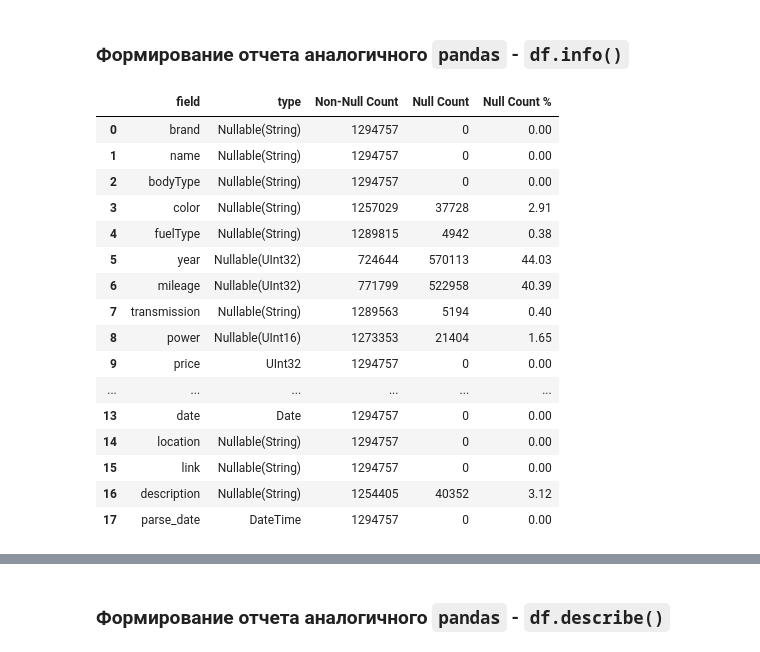
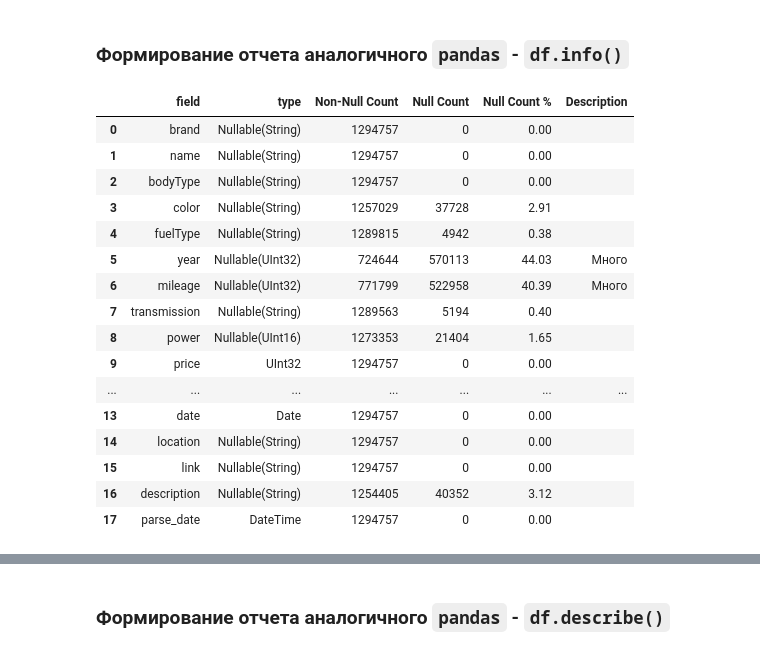
Before and after one commit to barmaley350/analytics, a Jupyter notebook: services/jupyter/notebooks/cars2_cc.ipynb, the cells around one changed output, grey strips where cells are left out. Drawn from its saved outputs; the diff is of its cells as text; code cells hidden in the pictures.

```diff
--- a/services/jupyter/notebooks/cars2_cc.ipynb
+++ b/services/jupyter/notebooks/cars2_cc.ipynb
@@ -99,47 +100,48 @@ time: 154 ms (started: 2026-05-27 15:00:36 +03:00)
 sql = f"DESCRIBE TABLE {db}.{table}"
 result = client.query_df(sql).set_index("name")
 
 cars_columns = result.index.to_list()
 
 field_not_null_counts = {}
 for column in cars_columns:
     sql = f"""SELECT
     count(*) as count_{column}
     FROM {db}.{table}
     WHERE {column} IS NOT NULL"""  # noqa: S608
     field_not_null_counts[column] = client.query(sql).result_rows[0][0]
 df = pd.DataFrame.from_dict(
     field_not_null_counts, orient="index", columns=["Non-Null Count"]
 )
 
 df["Null Count"] = rows_count - df["Non-Null Count"]
 df["Null Count %"] = round((df["Null Count"] * 100) / rows_count, 2)
 
 rez = pd.concat([result, df], axis=1).reset_index().rename(columns={"index": "field"})
 rez = rez[["field", "type", "Non-Null Count", "Null Count", "Null Count %"]]
 rez["Null Count %"] = pd.to_numeric(rez["Null Count %"], errors="coerce")
+rez["Description"] = np.where(df["Null Count %"] > 30, "Много", "")
 
 threshold = 30
 rez_styled = rez.style.map(
     lambda val: highlight_values(val, threshold=threshold), subset=["Null Count %"]
 ).format({"Null Count %": "{:.2f}"})
 
 rez_styled
 # %% [output]
-|  | field | type | Non-Null Count | Null Count | Null Count % |
-| 0 | brand | Nullable(String) | 1294757 | 0 | 0.00 |
-| 1 | name | Nullable(String) | 1294757 | 0 | 0.00 |
-| 2 | bodyType | Nullable(String) | 1294757 | 0 | 0.00 |
-| 3 | color | Nullable(String) | 1257029 | 37728 | 2.91 |
-| 4 | fuelType | Nullable(String) | 1289815 | 4942 | 0.38 |
-| 5 | year | Nullable(UInt32) | 724644 | 570113 | 44.03 |
-| 6 | mileage | Nullable(UInt32) | 771799 | 522958 | 40.39 |
-| 7 | transmission | Nullable(String) | 1289563 | 5194 | 0.40 |
-| 8 | power | Nullable(UInt16) | 1273353 | 21404 | 1.65 |
-| 9 | price | UInt32 | 1294757 | 0 | 0.00 |
-| ... | ... | ... | ... | ... | ... |
-| 13 | date | Date | 1294757 | 0 | 0.00 |
-| 14 | location | Nullable(String) | 1294757 | 0 | 0.00 |
-| 15 | link | Nullable(String) | 1294757 | 0 | 0.00 |
-| 16 | description | Nullable(String) | 1254405 | 40352 | 3.12 |
-| 17 | parse_date | DateTime | 1294757 | 0 | 0.00 |
+|  | field | type | Non-Null Count | Null Count | Null Count % | Description |
+| 0 | brand | Nullable(String) | 1294757 | 0 | 0.00 |  |
+| 1 | name | Nullable(String) | 1294757 | 0 | 0.00 |  |
+| 2 | bodyType | Nullable(String) | 1294757 | 0 | 0.00 |  |
+| 3 | color | Nullable(String) | 1257029 | 37728 | 2.91 |  |
+| 4 | fuelType | Nullable(String) | 1289815 | 4942 | 0.38 |  |
+| 5 | year | Nullable(UInt32) | 724644 | 570113 | 44.03 | Много |
+| 6 | mileage | Nullable(UInt32) | 771799 | 522958 | 40.39 | Много |
+| 7 | transmission | Nullable(String) | 1289563 | 5194 | 0.40 |  |
+| 8 | power | Nullable(UInt16) | 1273353 | 21404 | 1.65 |  |
+| 9 | price | UInt32 | 1294757 | 0 | 0.00 |  |
+| ... | ... | ... | ... | ... | ... | ... |
+| 13 | date | Date | 1294757 | 0 | 0.00 |  |
+| 14 | location | Nullable(String) | 1294757 | 0 | 0.00 |  |
+| 15 | link | Nullable(String) | 1294757 | 0 | 0.00 |  |
+| 16 | description | Nullable(String) | 1254405 | 40352 | 3.12 |  |
+| 17 | parse_date | DateTime | 1294757 | 0 | 0.00 |  |
```
Also changed, not shown: parts of 18 cells of this notebook, 1 other file.
